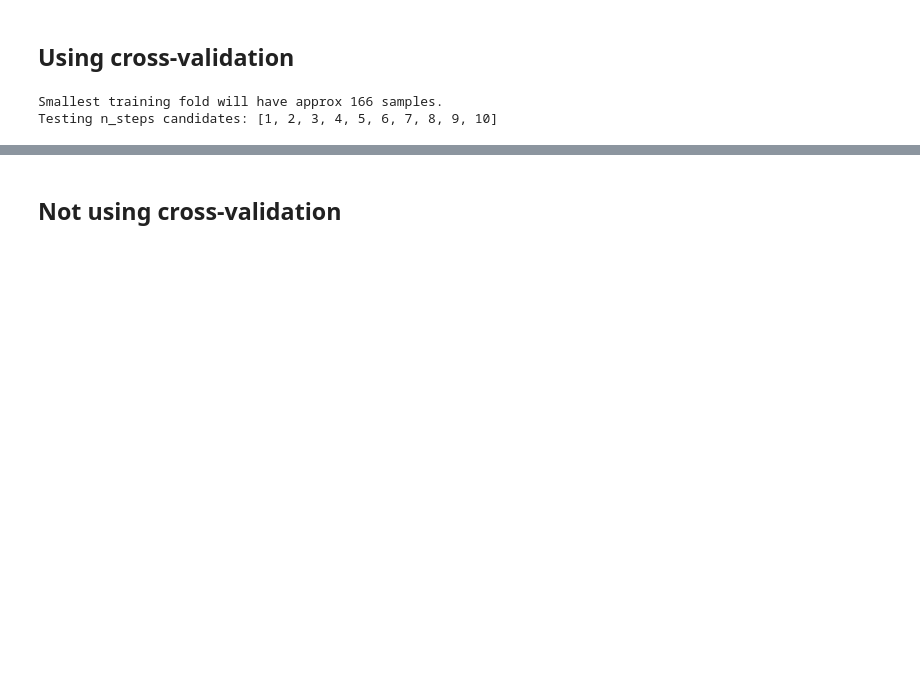
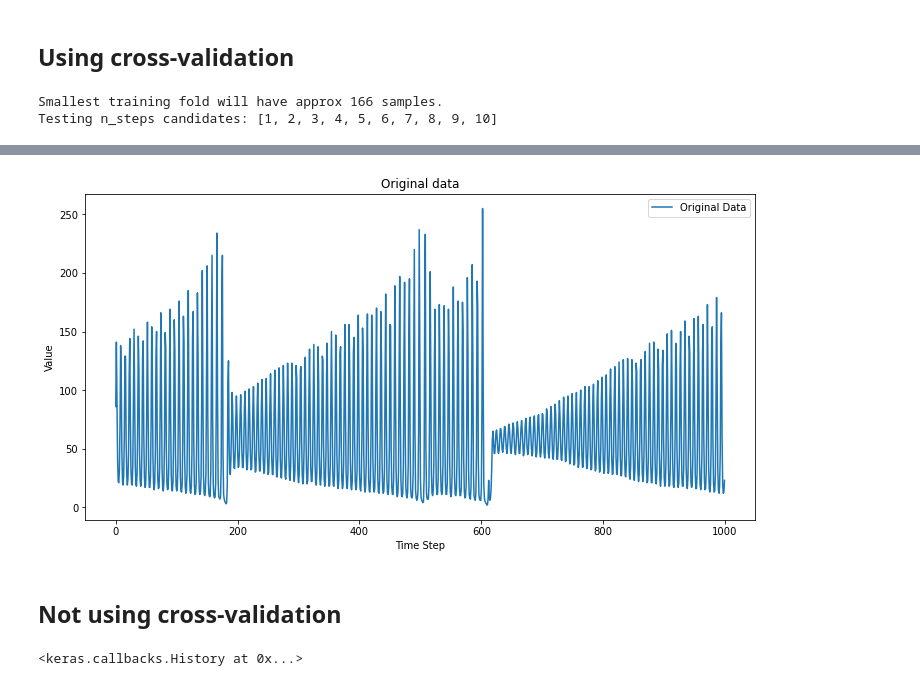
Before and after one commit to Tiveron999/DL-Assignment-1, a Jupyter notebook: model.ipynb, the cells around one changed output, grey strips where cells are left out. Drawn from its saved outputs; the diff is of its cells as text; code cells hidden in the pictures; blank space fills up the shorter version.

```diff
--- a/model.ipynb
+++ b/model.ipynb
@@ -249,3 +238,14 @@ First 10 future predictions (original scale) using best_n_steps=3:
+# %%
+import matplotlib.pyplot as plt
+plt.figure(figsize=(12,6))
+plt.plot(range(len(data)), data, label="Original Data")
+plt.legend()
+plt.title(f"Original data")
+plt.xlabel("Time Step")
+plt.ylabel("Value")
+plt.show()
+# %% [output]
+[figure, added]
 # %% [markdown]
 ## Not using cross-validation
 # %%
@@ -254,10 +254,13 @@ from tensorflow.keras.layers import SimpleRNN, Dense
 
 model = Sequential([
     SimpleRNN(50, activation='tanh', input_shape=(n_steps, 1)),
+    Dropout(0.2),
     Dense(1)
 ])
 model.compile(optimizer='adam', loss='mse')
-model.fit(X, y, epochs=200, verbose=0)
+model.fit(X, y, epochs=500, verbose=0)
+# %% [output]
+<keras.callbacks.History at 0x...>
 # %%
 n_future = 200
 input_seq = scaled_data[-n_steps:].reshape(1, n_steps, 1)  # Start from last known input
```
Also changed, not shown: parts of 10 cells of this notebook, 1 other file.
